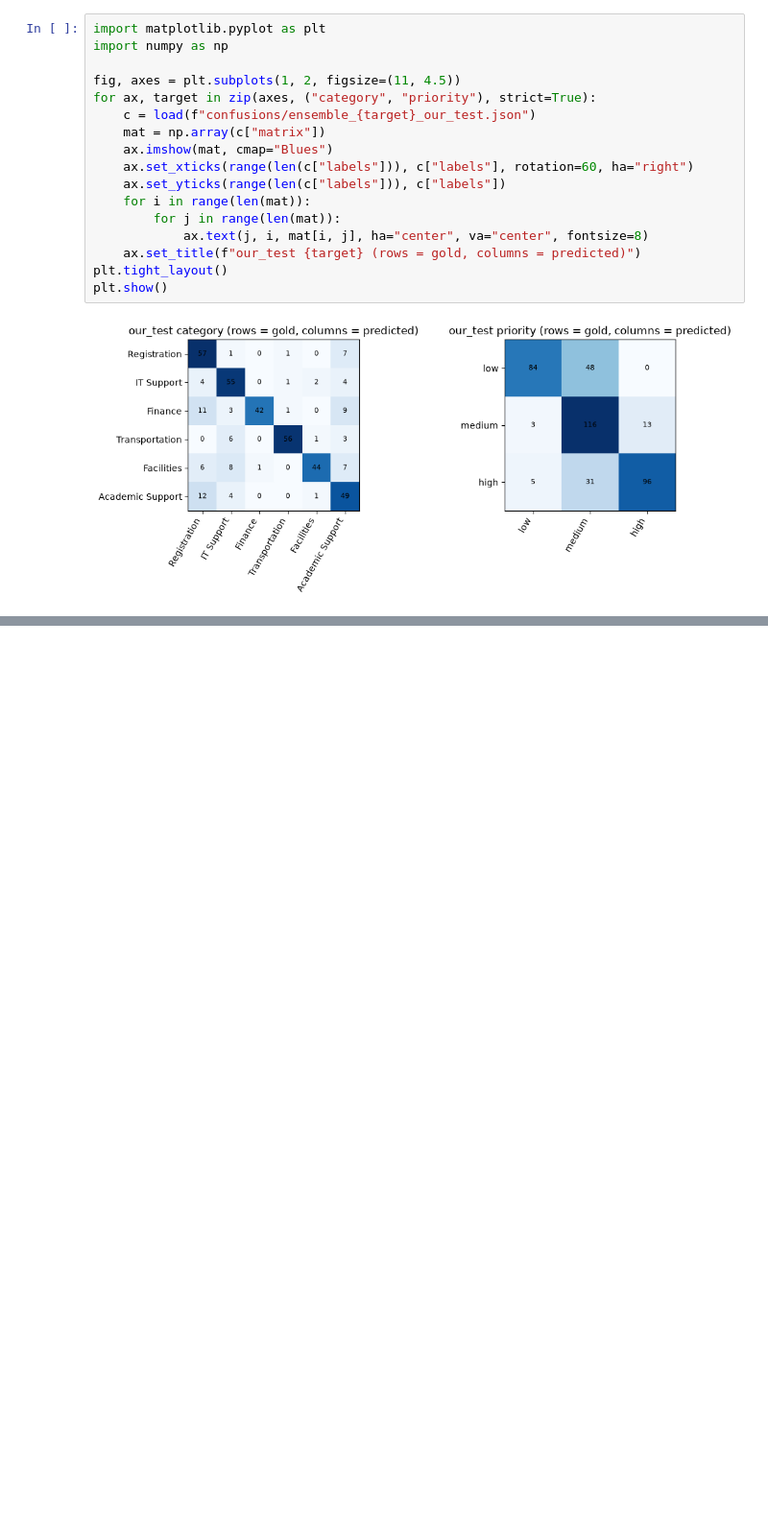
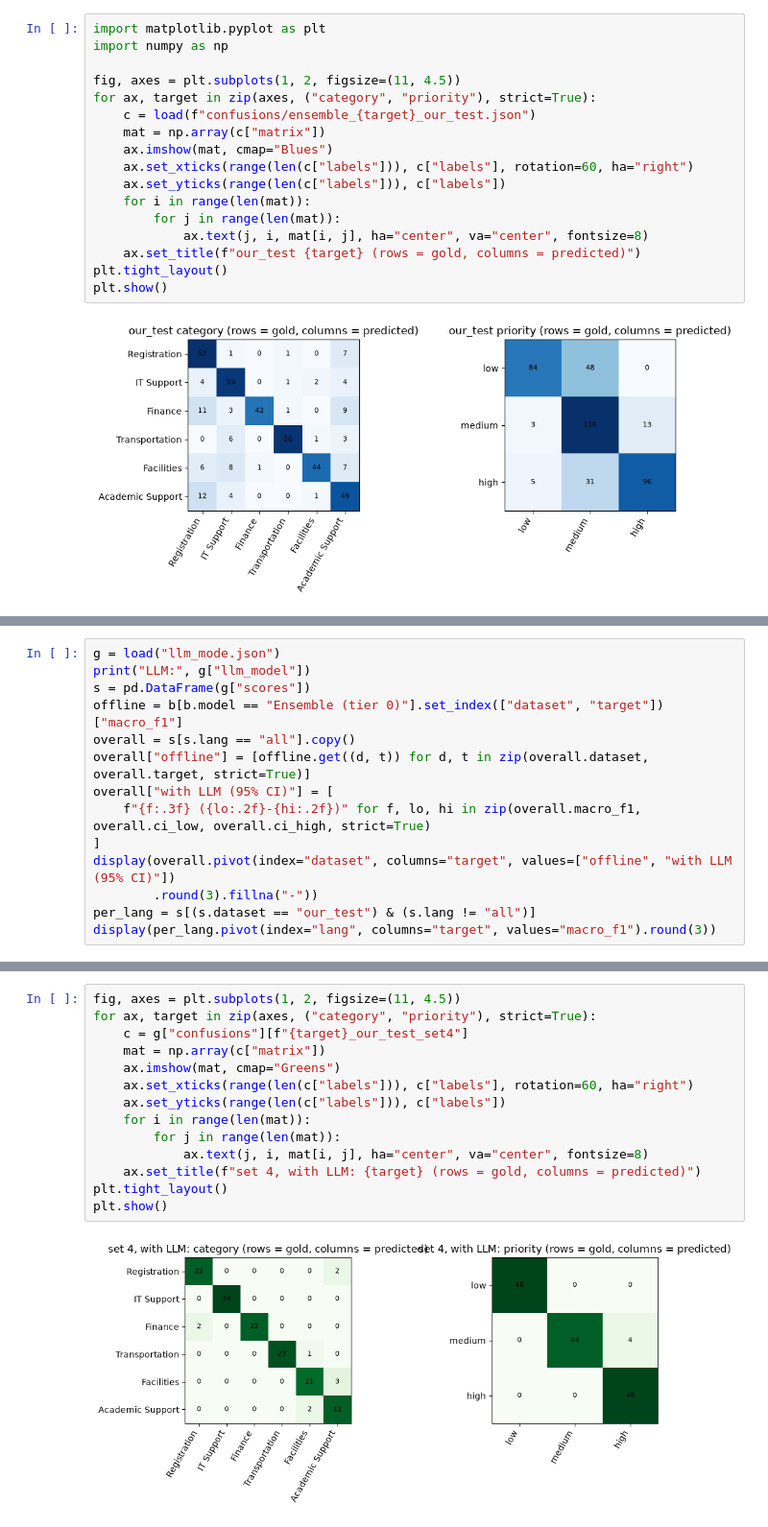
Before and after one commit to Talaljaber/Campus-Pulse, a Jupyter notebook: notebooks/02_benchmark.ipynb, the cells around one changed output, grey strips where cells are left out. Shown at 96% size. Saved outputs shown, nothing was run; the diff lists cells and outputs as text; blank space fills up the shorter version.

```diff
--- a/notebooks/02_benchmark.ipynb
+++ b/notebooks/02_benchmark.ipynb
@@ -59,0 +63,14 @@ plt.show()
+# %%
+g = load("llm_mode.json")
+print("LLM:", g["llm_model"])
+s = pd.DataFrame(g["scores"])
+offline = b[b.model == "Ensemble (tier 0)"].set_index(["dataset", "target"])["macro_f1"]
+overall = s[s.lang == "all"].copy()
+overall["offline"] = [offline.get((d, t)) for d, t in zip(overall.dataset, overall.target, strict=True)]
+overall["with LLM (95% CI)"] = [
+    f"{f:.3f} ({lo:.2f}-{hi:.2f})" for f, lo, hi in zip(overall.macro_f1, overall.ci_low, overall.ci_high, strict=True)
+]
+display(overall.pivot(index="dataset", columns="target", values=["offline", "with LLM (95% CI)"])
+        .round(3).fillna("-"))
+per_lang = s[(s.dataset == "our_test") & (s.lang != "all")]
+display(per_lang.pivot(index="lang", columns="target", values="macro_f1").round(3))
@@ -59,0 +93,16 @@ plt.show()
+# %%
+fig, axes = plt.subplots(1, 2, figsize=(11, 4.5))
+for ax, target in zip(axes, ("category", "priority"), strict=True):
+    c = g["confusions"][f"{target}_our_test_set4"]
+    mat = np.array(c["matrix"])
+    ax.imshow(mat, cmap="Greens")
+    ax.set_xticks(range(len(c["labels"])), c["labels"], rotation=60, ha="right")
+    ax.set_yticks(range(len(c["labels"])), c["labels"])
+    for i in range(len(mat)):
+        for j in range(len(mat)):
+            ax.text(j, i, mat[i, j], ha="center", va="center", fontsize=8)
+    ax.set_title(f"set 4, with LLM: {target} (rows = gold, columns = predicted)")
+plt.tight_layout()
+plt.show()
+# %% [output]
+[figure, added]
```
Also changed, not shown: parts of 2 cells of this notebook, 5 other files.
